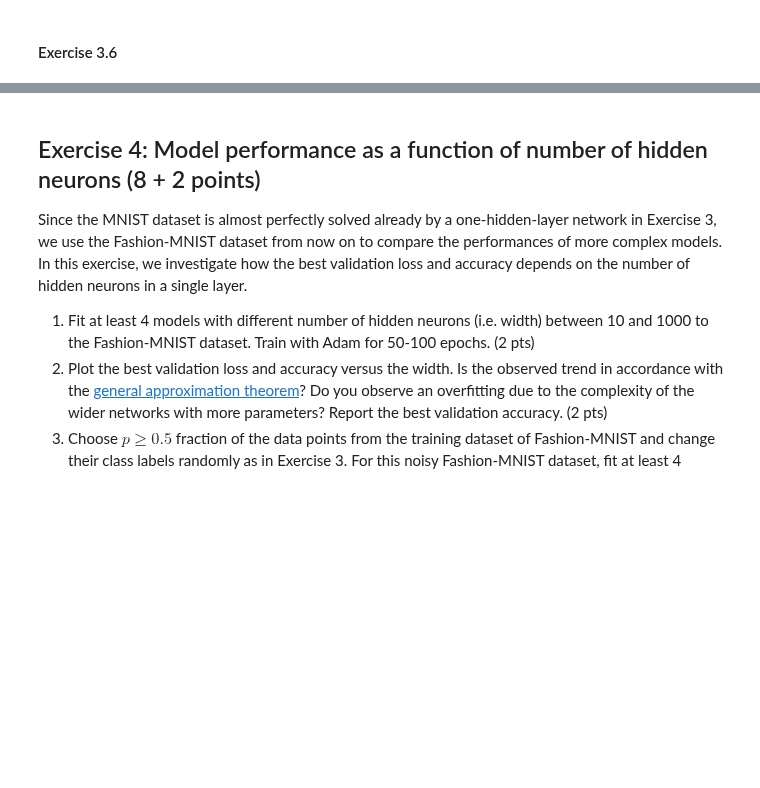
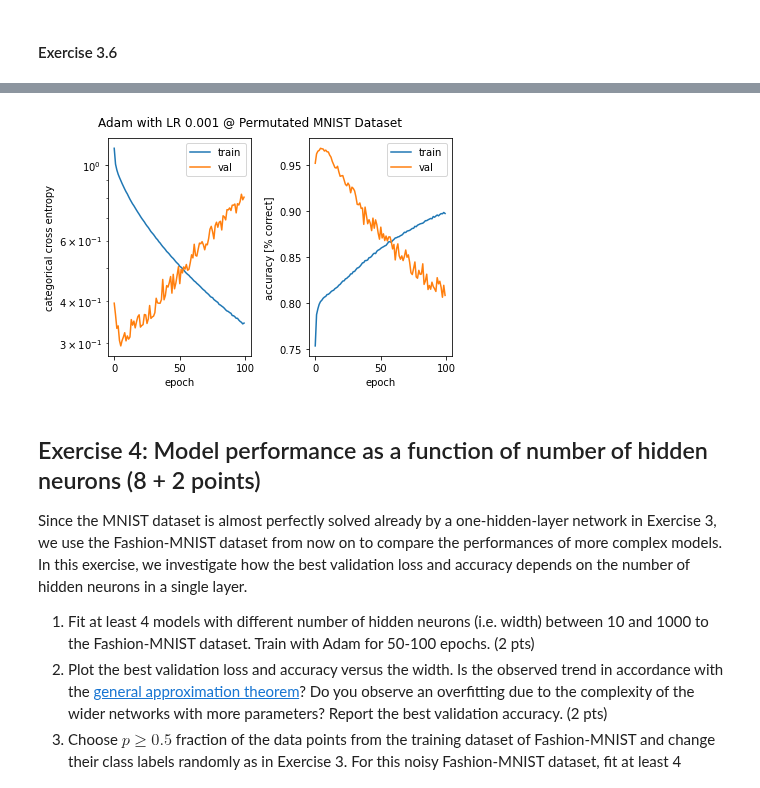
Before and after one commit to jan-kreischer/EPFL_ANN, a Jupyter notebook: miniproject2_Jan.ipynb, the cells around one changed output, grey strips where cells are left out. Cells and saved outputs as stored; diff of their text form; code cells hidden in the pictures; blank space fills up the shorter version.

```diff
--- a/miniproject2_Jan.ipynb
+++ b/miniproject2_Jan.ipynb
@@ -606,0 +615,27 @@ for i in
+# %%
+def unison_shuffle(a, b):
+    assert len(a) == len(b)
+    p = np.random.permutation(len(a))
+    return a[p], b[p]
+
+# Calculate the number of samples that need to be replaced.
+length = int(np.floor(0.2 * len(y_mnist_train)))
+
+y_random = np.empty(0)
+for i in range(length):
+    y_random = np.append(y_random, np.floor(np.random.uniform(0,9.9)))
+
+# Replace the labels of the first n training samples with random lables.
+y_mnist_train[:length] = y_random
+
+# Shuffle the X and y data in order to spread the random labels equally over the dataset
+x_mnist_train_reshaped_shuffled, y_mnist_train_shuffled = unison_shuffle(x_mnist_fashion_train_reshaped, y_mnist_train)
+
+# One hot encoding
+y_mnist_train_shuffled_one_hot = to_categorical(y_mnist_train_shuffled)
+# %%
+model = return_new_model()
+model.reset_states()
+mc = ModelCheckpoint('exercise-3,7.keras', monitor='val_loss', mode='min', save_best_only=True, verbose=1)
+model.compile(optimizer=Adam(), loss='categorical_crossentropy', metrics=["accuracy"])
+history_adam = model.fit(x_mnist_train_reshaped_shuffled, y_mnist_train_shuffled_one_hot, validation_data=(x_mnist_test_reshaped, y_mnist_test_one_hot), epochs=100, validation_split=0.2, verbose=1, callbacks=[mc])
@@ -607,3 +660,7 @@ for i in
+# %%
+plot_history(history_adam, "Adam with LR 0.001 @ Permutated MNIST Dataset");
+# %% [output]
+[figure, added]
 # %% [markdown]
 ## Exercise 4: Model performance as a function of number of hidden neurons (8 + 2 points)
 
```
Also changed, not shown: parts of 19 cells of this notebook, 6 other files.
